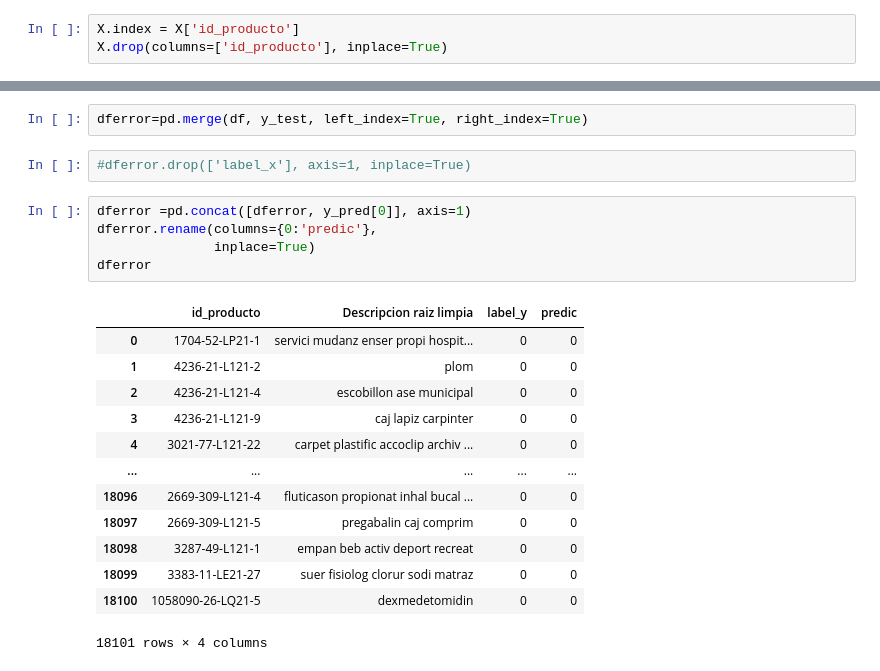
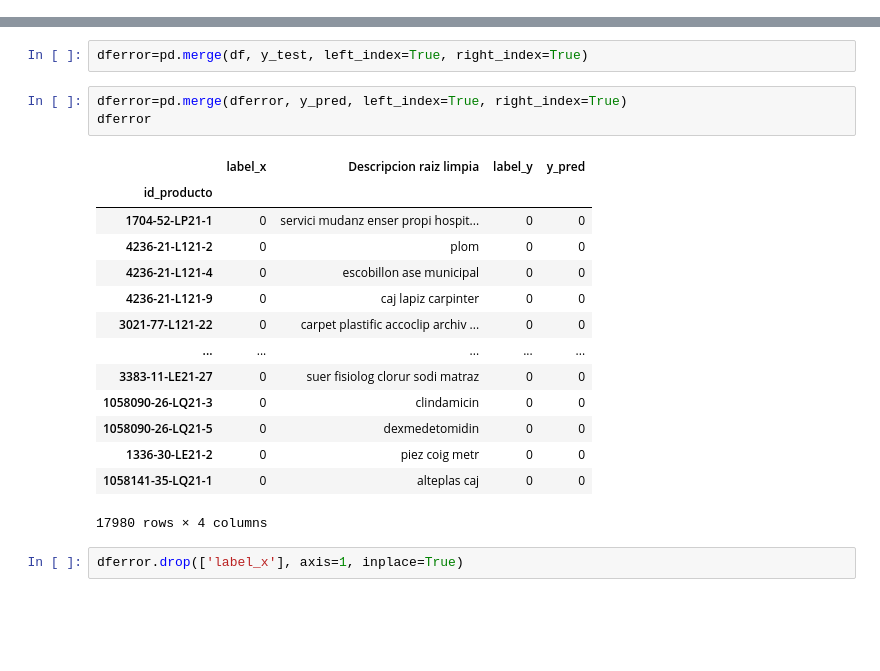
Before and after one commit to metalkutz/juanito_v2.0, a Jupyter notebook: Modelos/mod_reg_logist.ipynb, the cells around one changed output, grey strips where cells are left out. Saved outputs shown, nothing was run; the diff lists cells and outputs as text; blank space fills up the shorter version.

```diff
--- a/Modelos/mod_reg_logist.ipynb
+++ b/Modelos/mod_reg_logist.ipynb
@@ -320,9 +320,6 @@ os.chdir('../Modelos')
 fh2=open('m_reglog_PCA_v2.pkl','rb')
 model=pickle.load(fh2)
 fh2.close()
-# %%
-X.index = X['id_producto']
-X.drop(columns=['id_producto'], inplace=True)
 # %%
 X_train, X_test, y_train, y_test = train_test_split(
     X, y, test_size=0.33, random_state=42)
@@ -337,23 +366,22 @@ y_pred
 # %%
 dferror=pd.merge(df, y_test, left_index=True, right_index=True)
+# %%
+dferror=pd.merge(dferror, y_pred, left_index=True, right_index=True)
+dferror
+# %% [output]
+|  | label_x | Descripcion raiz limpia | label_y | y_pred |
+| id_producto |  |  |  |  |
+| 1704-52-LP21-1 | 0 | servici mudanz enser propi hospit... | 0 | 0 |
+| 4236-21-L121-2 | 0 | plom | 0 | 0 |
+| 4236-21-L121-4 | 0 | escobillon ase municipal | 0 | 0 |
+| 4236-21-L121-9 | 0 | caj lapiz carpinter | 0 | 0 |
+| 3021-77-L121-22 | 0 | carpet plastific accoclip archiv ... | 0 | 0 |
+| ... | ... | ... | ... | ... |
+| 3383-11-LE21-27 | 0 | suer fisiolog clorur sodi matraz | 0 | 0 |
+| 1058090-26-LQ21-3 | 0 | clindamicin | 0 | 0 |
+| 1058090-26-LQ21-5 | 0 | dexmedetomidin | 0 | 0 |
+| 1336-30-LE21-2 | 0 | piez coig metr | 0 | 0 |
+| 1058141-35-LQ21-1 | 0 | alteplas caj | 0 | 0 |
+17980 rows × 4 columns
 # %%
-#dferror.drop(['label_x'], axis=1, inplace=True)
+dferror.drop(['label_x'], axis=1, inplace=True)
-# %%
-dferror =pd.concat([dferror, y_pred[0]], axis=1)
-dferror.rename(columns={0:'predic'},
-               inplace=True)
-dferror
-# %% [output]
-|  | id_producto | Descripcion raiz limpia | label_y | predic |
-| 0 | 1704-52-LP21-1 | servici mudanz enser propi hospit... | 0 | 0 |
-| 1 | 4236-21-L121-2 | plom | 0 | 0 |
-| 2 | 4236-21-L121-4 | escobillon ase municipal | 0 | 0 |
-| 3 | 4236-21-L121-9 | caj lapiz carpinter | 0 | 0 |
-| 4 | 3021-77-L121-22 | carpet plastific accoclip archiv ... | 0 | 0 |
-| ... | ... | ... | ... | ... |
-| 18096 | 2669-309-L121-4 | fluticason propionat inhal bucal ... | 0 | 0 |
-| 18097 | 2669-309-L121-5 | pregabalin caj comprim | 0 | 0 |
-| 18098 | 3287-49-L121-1 | empan beb activ deport recreat | 0 | 0 |
-| 18099 | 3383-11-LE21-27 | suer fisiolog clorur sodi matraz | 0 | 0 |
-| 18100 | 1058090-26-LQ21-5 | dexmedetomidin | 0 | 0 |
-18101 rows × 4 columns
```
Also changed, not shown: parts of 16 cells of this notebook.
